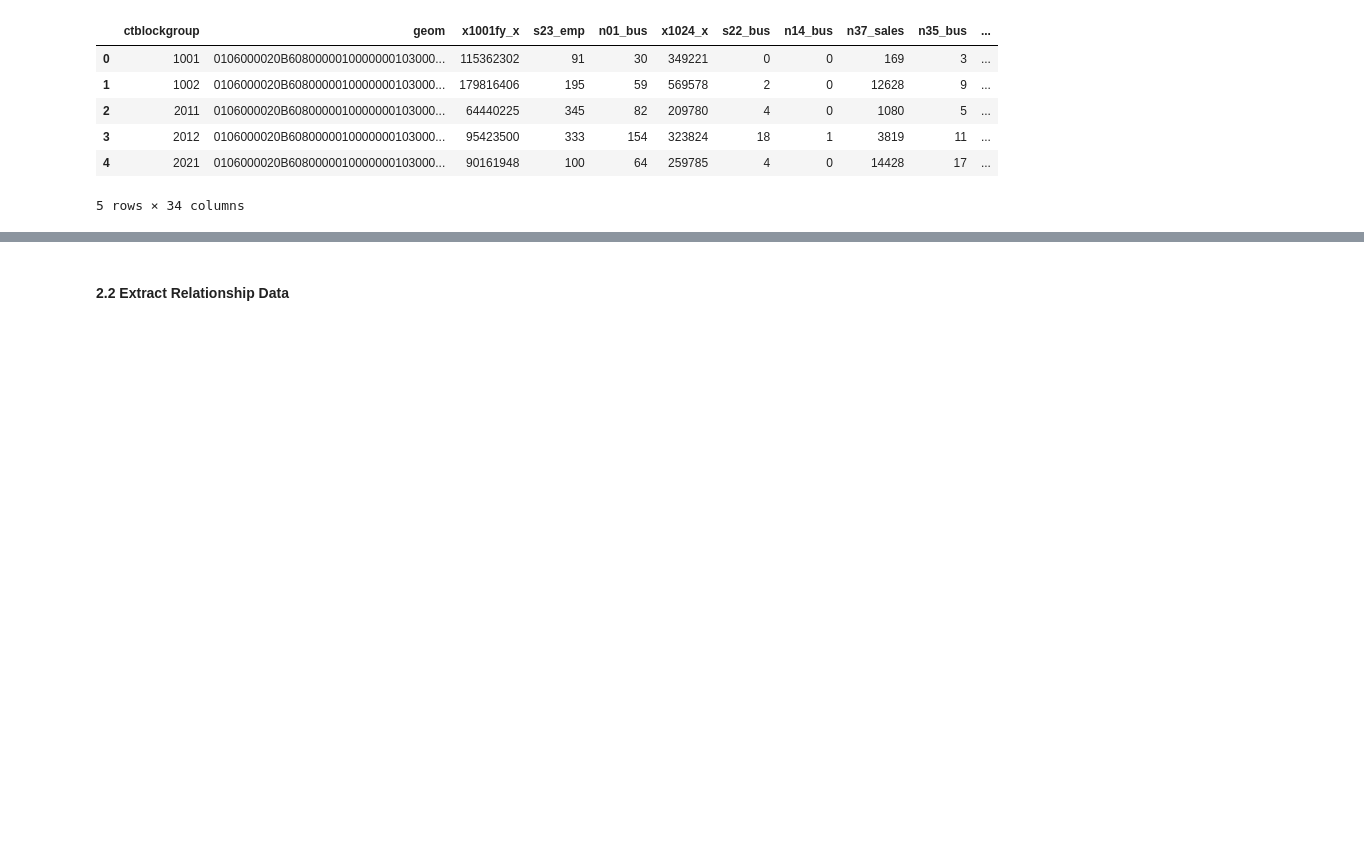
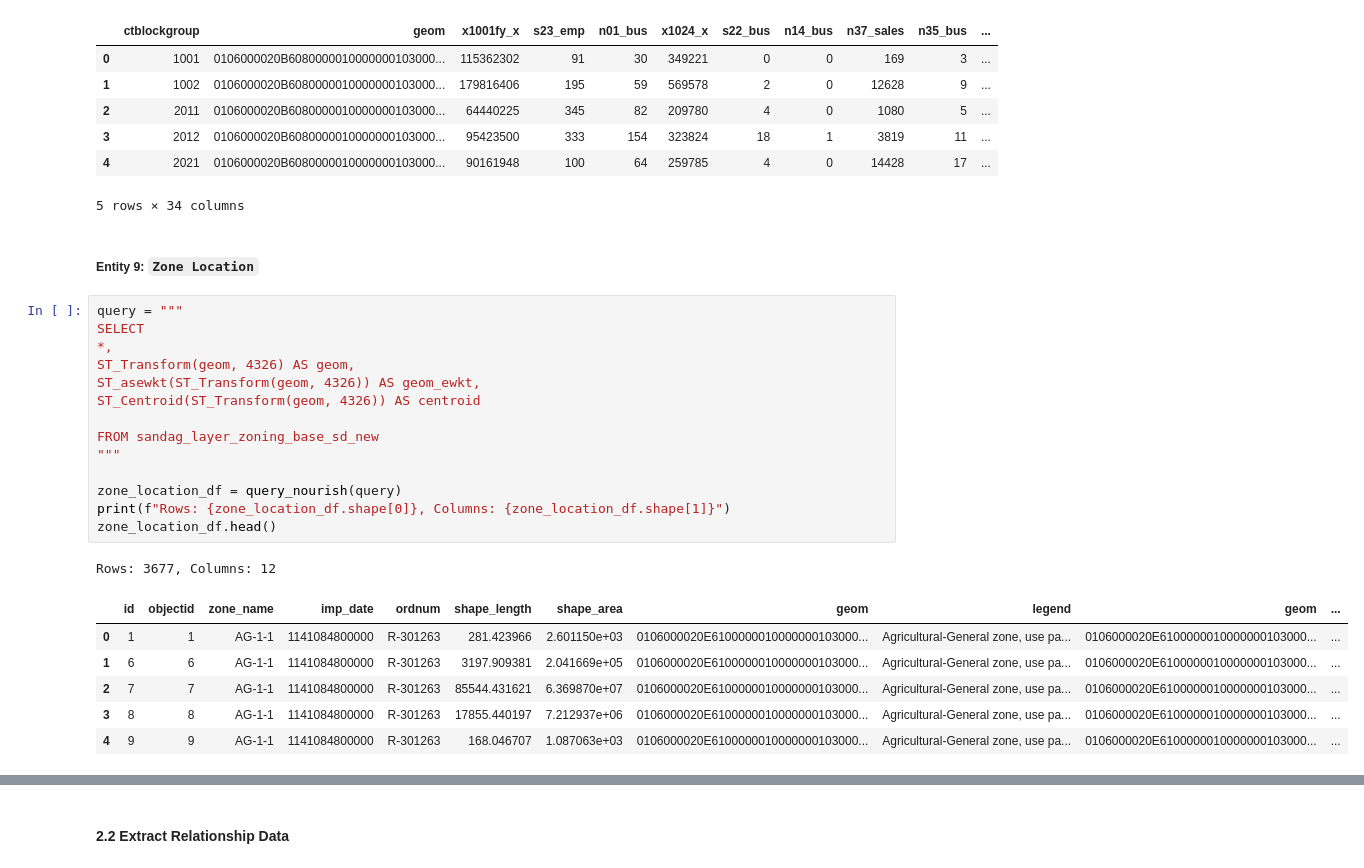
Before and after one commit to njwnkp4d8t-png/business-opportunity-graph, a Jupyter notebook: notebooks/project.ipynb, the cells around one changed output, grey strips where cells are left out. Saved outputs shown, nothing was run; the diff lists cells and outputs as text; blank space fills up the shorter version.

Commit message:
Add zone locations and zone types

```diff
--- a/notebooks/project.ipynb
+++ b/notebooks/project.ipynb
@@ -377,3 +377,27 @@ Rows: 2085, Columns: 34
 | 3 | 2012 | 0106000020B6080000010000000103000... | 95423500 | 333 | 154 | 323824 | 18 | 1 | 3819 | 11 | ... |
 | 4 | 2021 | 0106000020B6080000010000000103000... | 90161948 | 100 | 64 | 259785 | 4 | 0 | 14428 | 17 | ... |
 5 rows × 34 columns
+# %% [markdown]
+##### Entity 9: `Zone Location`
+# %%
+query = """
+SELECT
+*,
+ST_Transform(geom, 4326) AS geom,
+ST_asewkt(ST_Transform(geom, 4326)) AS geom_ewkt,
+ST_Centroid(ST_Transform(geom, 4326)) AS centroid
+
+FROM sandag_layer_zoning_base_sd_new
+"""
+
+zone_location_df = query_nourish(query)
+print(f"Rows: {zone_location_df.shape[0]}, Columns: {zone_location_df.shape[1]}")
+zone_location_df.head()
+# %% [output]
+Rows: 3677, Columns: 12
+|  | id | objectid | zone_name | imp_date | ordnum | shape_length | shape_area | geom | legend | geom | ... |
+| 0 | 1 | 1 | AG-1-1 | 1141084800000 | R-301263 | 281.423966 | 2.601150e+03 | 0106000020E6100000010000000103000... | Agricultural-General zone, use pa... | 0106000020E6100000010000000103000... | ... |
+| 1 | 6 | 6 | AG-1-1 | 1141084800000 | R-301263 | 3197.909381 | 2.041669e+05 | 0106000020E6100000010000000103000... | Agricultural-General zone, use pa... | 0106000020E6100000010000000103000... | ... |
+| 2 | 7 | 7 | AG-1-1 | 1141084800000 | R-301263 | 85544.431621 | 6.369870e+07 | 0106000020E6100000010000000103000... | Agricultural-General zone, use pa... | 0106000020E6100000010000000103000... | ... |
+| 3 | 8 | 8 | AG-1-1 | 1141084800000 | R-301263 | 17855.440197 | 7.212937e+06 | 0106000020E6100000010000000103000... | Agricultural-General zone, use pa... | 0106000020E6100000010000000103000... | ... |
+| 4 | 9 | 9 | AG-1-1 | 1141084800000 | R-301263 | 168.046707 | 1.087063e+03 | 0106000020E6100000010000000103000... | Agricultural-General zone, use pa... | 0106000020E6100000010000000103000... | ... |
```
Also changed, not shown: parts of 6 cells of this notebook.
